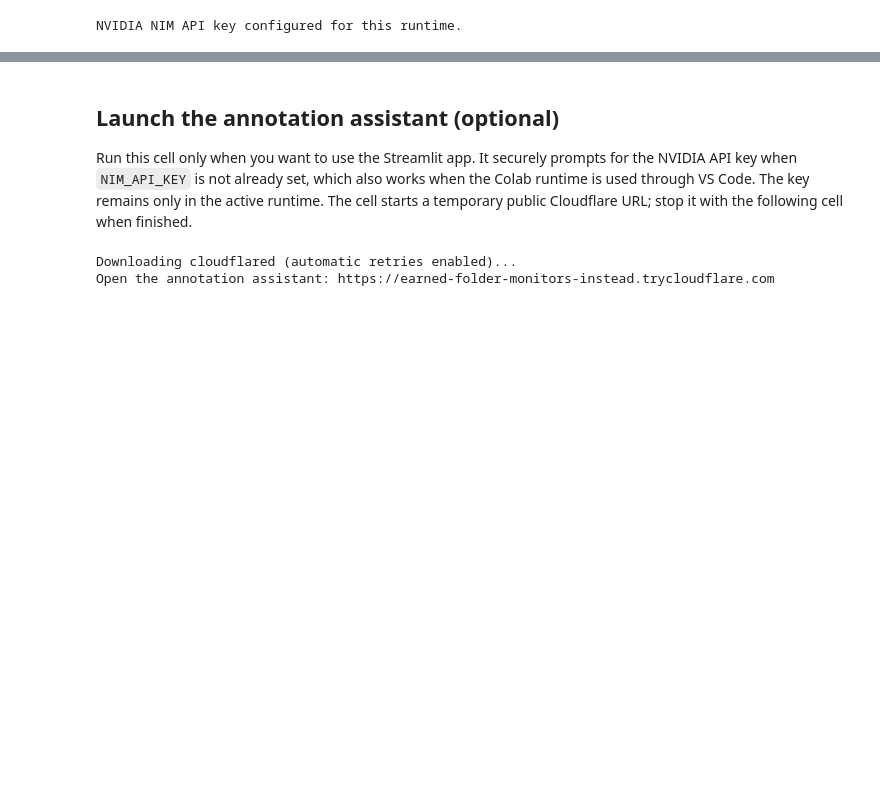
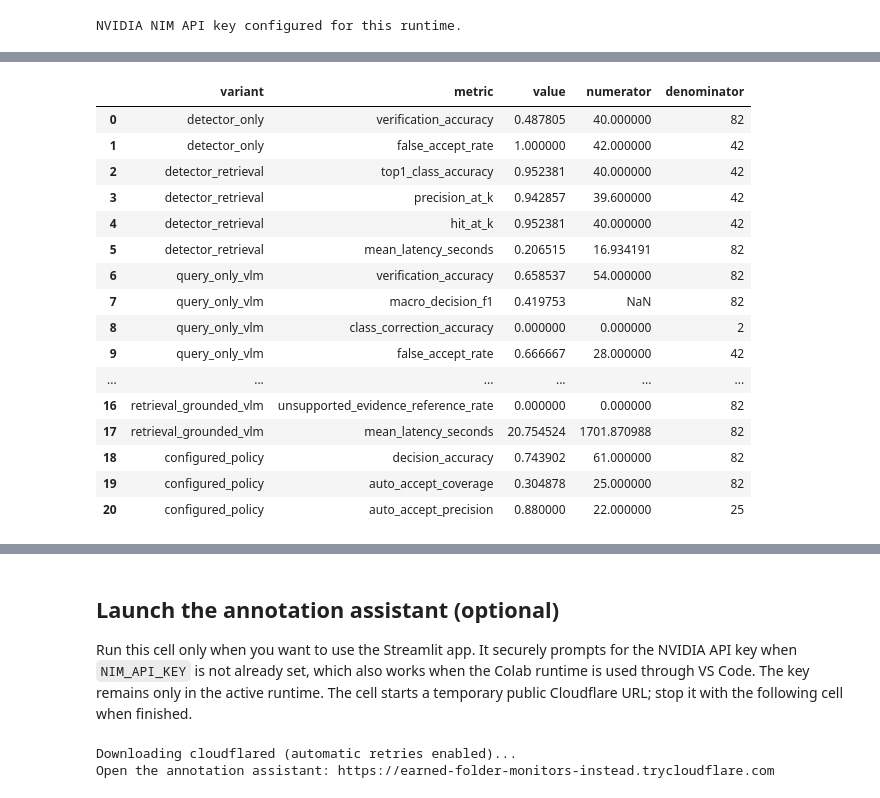
Before and after one commit to terriljoel/retrieval-grounded-remote-sensing, a Jupyter notebook: notebooks/05_run_experiment.ipynb, the cells around one changed output, grey strips where cells are left out. Drawn from its saved outputs; the diff is of its cells as text; code cells hidden in the pictures; blank space fills up the shorter version.

```diff
--- a/notebooks/05_run_experiment.ipynb
+++ b/notebooks/05_run_experiment.ipynb
@@ -79,0 +137,16 @@ NVIDIA NIM API key configured for this runtime.
+# %%
+import json
+from pathlib import Path
+
+experiment_dir = (
+    Path("/content/drive/Othercomputers/My laptop/shared_resources")
+    / "experiment_outputs"
+    / "assistance_comparisons"
+    / "nwpu_yolov8s1024_vlm_30_per_status_seed42_v2"
+)
+
+summary = json.loads(
+    (experiment_dir / "summary.json").read_text(encoding="utf-8")
+)
+
+summary
@@ -79,0 +161,23 @@ NVIDIA NIM API key configured for this runtime.
+# %%
+import pandas as pd
+
+metrics = pd.read_csv(experiment_dir / "metrics.csv")
+display(metrics)
+# %% [output]
+|  | variant | metric | value | numerator | denominator |
+| 0 | detector_only | verification_accuracy | 0.487805 | 40.000000 | 82 |
+| 1 | detector_only | false_accept_rate | 1.000000 | 42.000000 | 42 |
+| 2 | detector_retrieval | top1_class_accuracy | 0.952381 | 40.000000 | 42 |
+| 3 | detector_retrieval | precision_at_k | 0.942857 | 39.600000 | 42 |
+| 4 | detector_retrieval | hit_at_k | 0.952381 | 40.000000 | 42 |
+| 5 | detector_retrieval | mean_latency_seconds | 0.206515 | 16.934191 | 82 |
+| 6 | query_only_vlm | verification_accuracy | 0.658537 | 54.000000 | 82 |
+| 7 | query_only_vlm | macro_decision_f1 | 0.419753 | NaN | 82 |
+| 8 | query_only_vlm | class_correction_accuracy | 0.000000 | 0.000000 | 2 |
+| 9 | query_only_vlm | false_accept_rate | 0.666667 | 28.000000 | 42 |
+| ... | ... | ... | ... | ... | ... |
+| 16 | retrieval_grounded_vlm | unsupported_evidence_reference_rate | 0.000000 | 0.000000 | 82 |
+| 17 | retrieval_grounded_vlm | mean_latency_seconds | 20.754524 | 1701.870988 | 82 |
+| 18 | configured_policy | decision_accuracy | 0.743902 | 61.000000 | 82 |
+| 19 | configured_policy | auto_accept_coverage | 0.304878 | 25.000000 | 82 |
+| 20 | configured_policy | auto_accept_precision | 0.880000 | 22.000000 | 25 |
```
Also changed, not shown: parts of 7 cells of this notebook, 8 other files.
